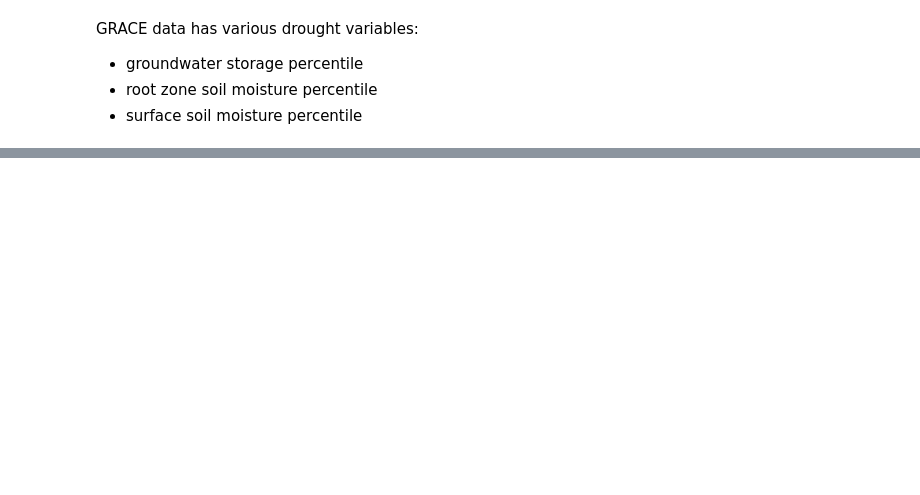
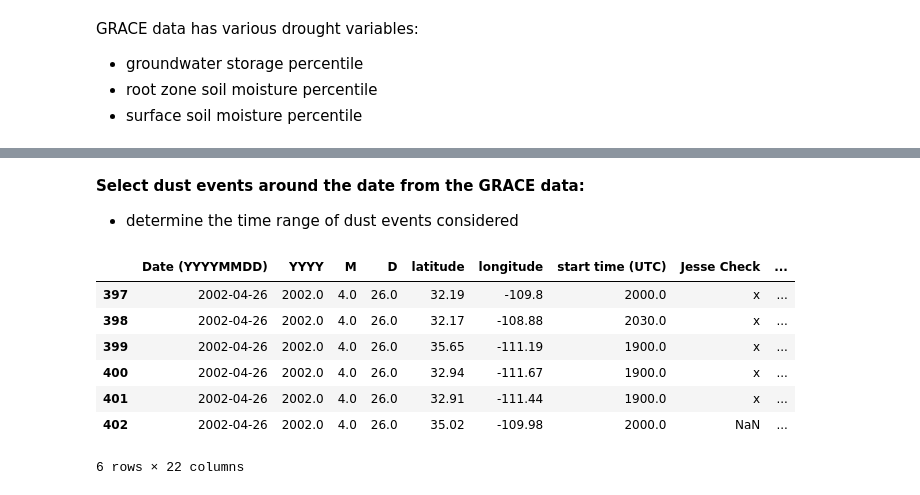
Before and after one commit to jesseturner/Dust_Analysis, a Jupyter notebook: grace.ipynb, the cells around one changed output, grey strips where cells are left out. Saved outputs shown, nothing was run; the diff lists cells and outputs as text; code cells hidden in the pictures; blank space fills up the shorter version.

```diff
--- a/grace.ipynb
+++ b/grace.ipynb
@@ -67,0 +115,19 @@ with open('Dust_LatLon_SecondPass_Bill.xlsx - Data LatLon.csv', newline='') as c
+# %% [markdown]
+**Select dust events around the date from the GRACE data:**
+* determine the time range of dust events considered
+# %%
+start_date = grace_date - pd.Timedelta(days=7)
+end_date = grace_date
+
+dust_df_date = dust_df[(dust_df['Date (YYYYMMDD)'] >= start_date) & (dust_df['Date (YYYYMMDD)'] <= end_date)]
+
+dust_df_date
+# %% [output]
+|  | Date (YYYYMMDD) | YYYY | M | D | latitude | longitude | start time (UTC) | Jesse Check | ... |
+| 397 | 2002-04-26 | 2002.0 | 4.0 | 26.0 | 32.19 | -109.8 | 2000.0 | x | ... |
+| 398 | 2002-04-26 | 2002.0 | 4.0 | 26.0 | 32.17 | -108.88 | 2030.0 | x | ... |
+| 399 | 2002-04-26 | 2002.0 | 4.0 | 26.0 | 35.65 | -111.19 | 1900.0 | x | ... |
+| 400 | 2002-04-26 | 2002.0 | 4.0 | 26.0 | 32.94 | -111.67 | 1900.0 | x | ... |
+| 401 | 2002-04-26 | 2002.0 | 4.0 | 26.0 | 32.91 | -111.44 | 1900.0 | x | ... |
+| 402 | 2002-04-26 | 2002.0 | 4.0 | 26.0 | 35.02 | -109.98 | 2000.0 | NaN | ... |
+6 rows × 22 columns
```
Also changed, not shown: parts of 12 cells of this notebook, 2 other files.
